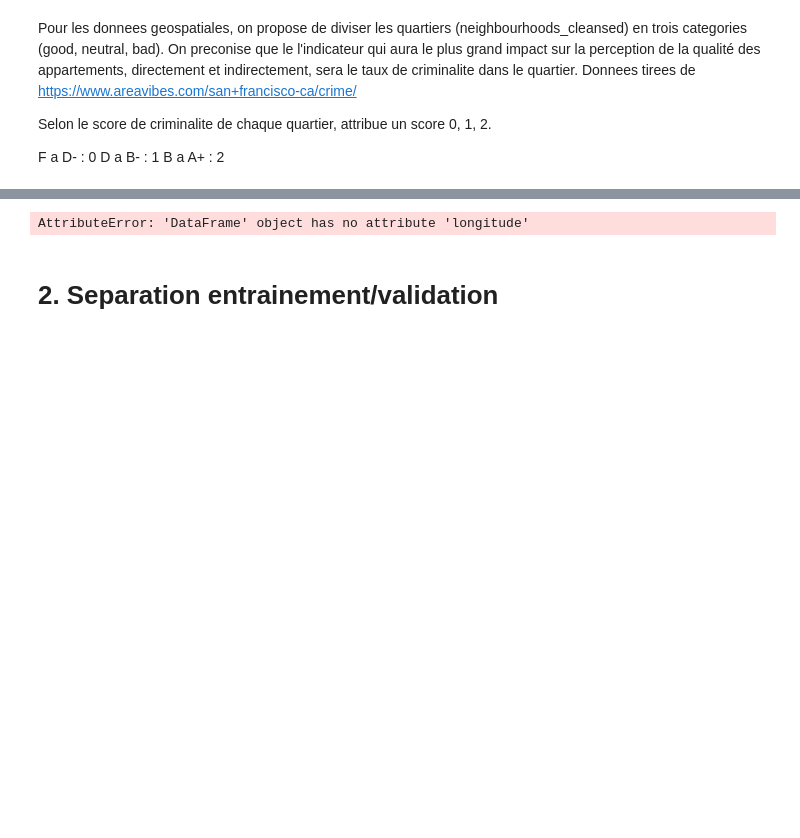
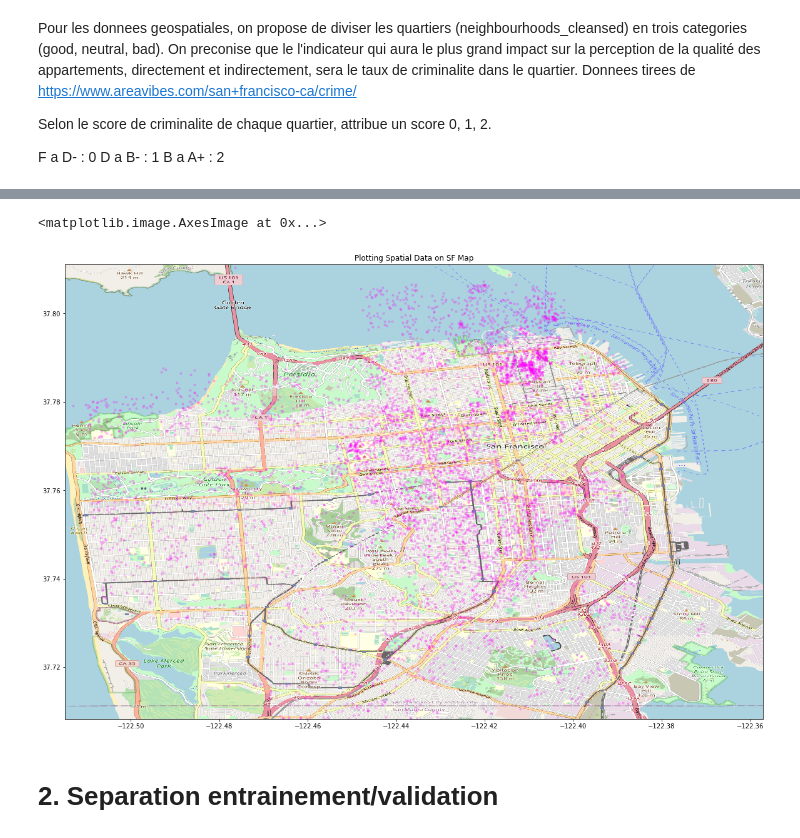
Before and after one commit to glauda/IND6212, a Jupyter notebook: notebooks/Models.ipynb, the cells around one changed output, grey strips where cells are left out. Cells and saved outputs as stored; diff of their text form; code cells hidden in the pictures; blank space fills up the shorter version.

Commit message:
correction carte

```diff
--- a/notebooks/Models.ipynb
+++ b/notebooks/Models.ipynb
@@ -70,25 +91,26 @@ B a A+ : 2
 # %%
 # Visualisation des donnees sur une carte :
 
 
 Box = (data.longitude.min(),   data.longitude.max(),
         data.latitude.min(), data.latitude.max())
 
 #Box = (-122.5149, -122.3571,
-     #  37.7083, 37.8111)
+#       37.7083, 37.8111)
 
-carte = plt.imread("/Users/paulhuan/Downloads/mapp.png")
+carte = plt.imread("../data/map.png")
 
 fig, ax = plt.subplots(figsize = (20,20))
 ax.scatter(data.longitude, data.latitude, zorder=1, alpha= 0.2, c='fuchsia', s=10)
 ax.set_title('Plotting Spatial Data on SF Map')
 ax.set_xlim(Box[0],Box[1])
 ax.set_ylim(Box[2],Box[3])
 ax.imshow(carte, zorder=0, extent = Box, aspect= 'equal')
 
 #fig.savefig('testeo')
 # %% [output]
-AttributeError: 'DataFrame' object has no attribute 'longitude'
+<matplotlib.image.AxesImage at 0x...>
+[figure, added]
 # %% [markdown]
 # 2. Separation entrainement/validation
 # %%
```
Also changed, not shown: parts of 8 cells of this notebook, 4 other files.
